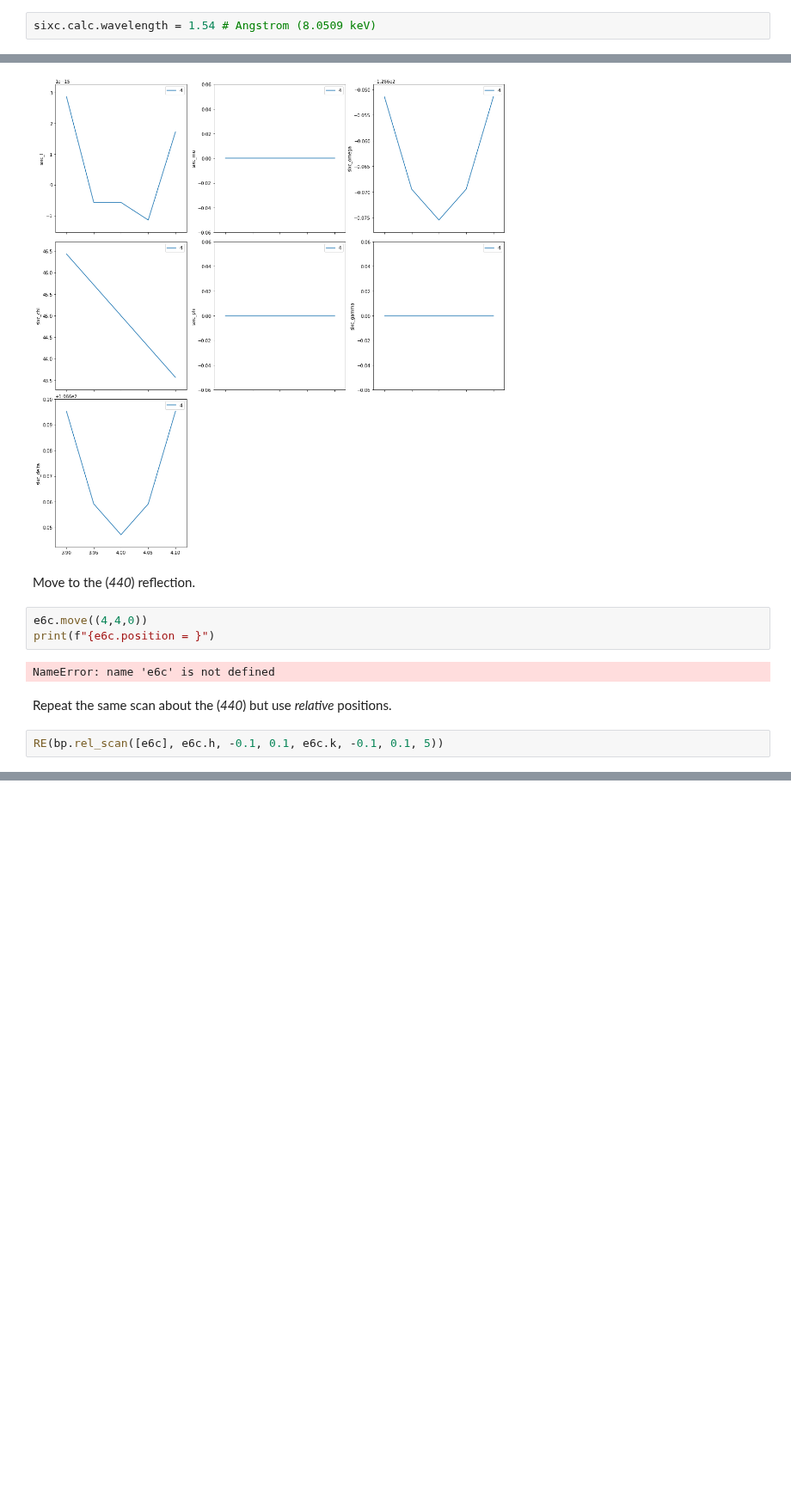
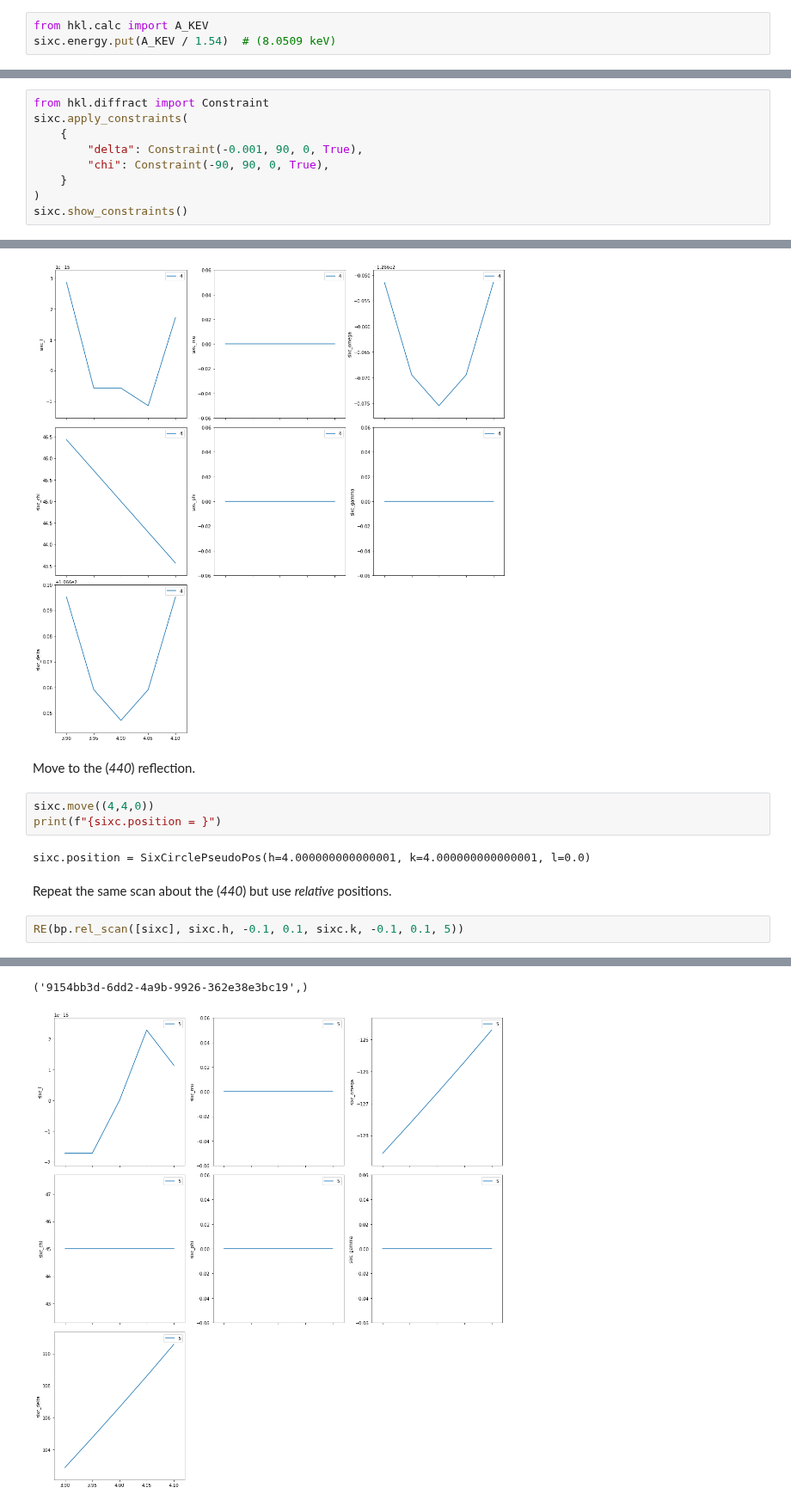
Before and after one commit to bluesky/hklpy, a Jupyter notebook: examples/geo_e6c.ipynb, the cells around one changed output, grey strips where cells are left out. Shown at 86% size. Cells and saved outputs as stored; diff of their text form; blank space fills up the shorter version.

```diff
--- a/examples/geo_e6c.ipynb
+++ b/examples/geo_e6c.ipynb
@@ -148,5 +148,6 @@ the 2-reflection method described by [Busing & Levy, Acta Cryst 22 (1967) 457](h
 # %%
-sixc.calc.wavelength = 1.54 # Angstrom (8.0509 keV)
+from hkl.calc import A_KEV
+sixc.energy.put(A_KEV / 1.54)  # (8.0509 keV)
 # %% [markdown]
 ### Find the first reflection and identify its Miller indices: (_hkl_)
 # %%
@@ -245,0 +268,9 @@ sixc.engine.mode = "constant_phi_vertical"
+# %%
+from hkl.diffract import Constraint
+sixc.apply_constraints(
+    {
+        "delta": Constraint(-0.001, 90, 0, True),
+        "chi": Constraint(-90, 90, 0, True),
+    }
+)
+sixc.show_constraints()
@@ -452,11 +512,12 @@ generator scan ['0c7cf011'] (scan num: 4)
 # %% [markdown]
 Move to the (_440_) reflection.
 # %%
-e6c.move((4,4,0))
-print(f"{e6c.position = }")
+sixc.move((4,4,0))
+print(f"{sixc.position = }")
 # %% [output]
-NameError: name 'e6c' is not defined
+sixc.position = SixCirclePseudoPos(h=4.000000000000001, k=4.000000000000001, l=0.0)
 # %% [markdown]
 Repeat the same scan about the (_440_) but use _relative_ positions.
 # %%
-RE(bp.rel_scan([e6c], e6c.h, -0.1, 0.1, e6c.k, -0.1, 0.1, 5))
+RE(bp.rel_scan([sixc], sixc.h, -0.1, 0.1, sixc.k, -0.1, 0.1, 5))
+# %% [output]
@@ -462,0 +537,2 @@ RE(bp.rel_scan([e6c], e6c.h, -0.1, 0.1, e6c.k, -0.1, 0.1, 5))
+('9154bb3d-6dd2-4a9b-9926-362e38e3bc19',)
+[figure, added]
```
Also changed, not shown: parts of 15 cells of this notebook, 2 other files.
